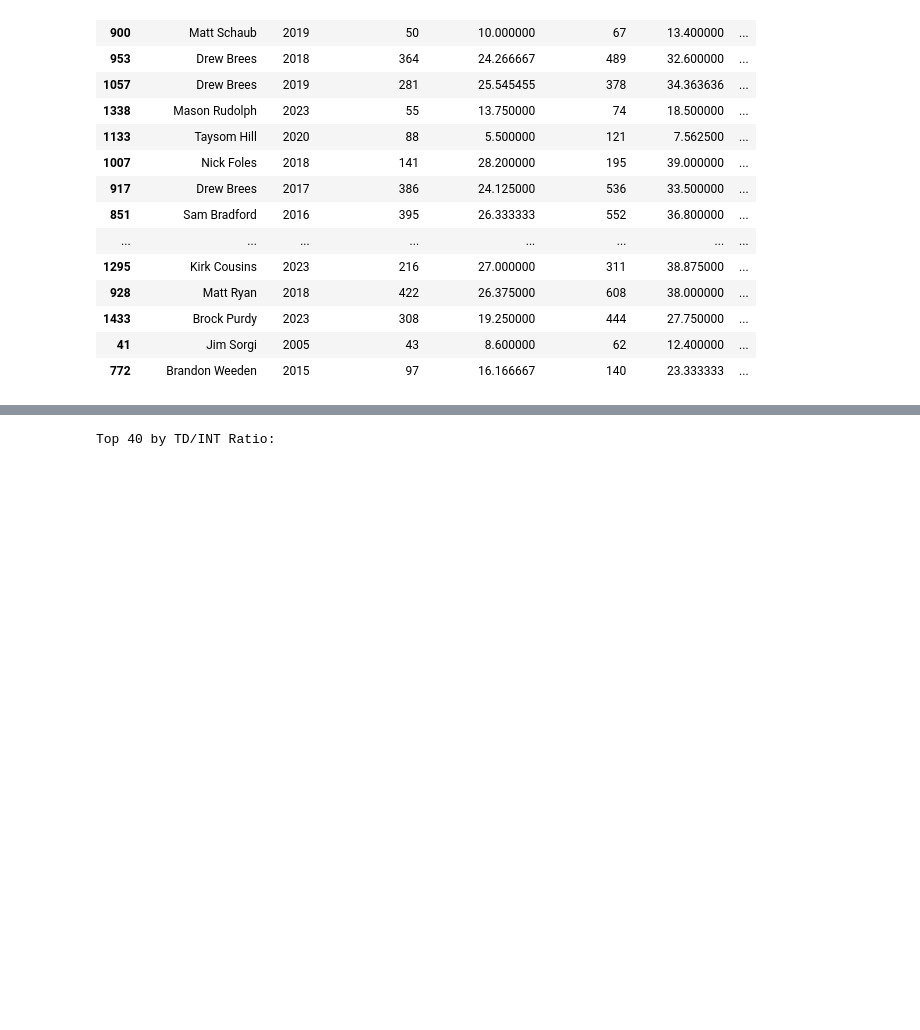
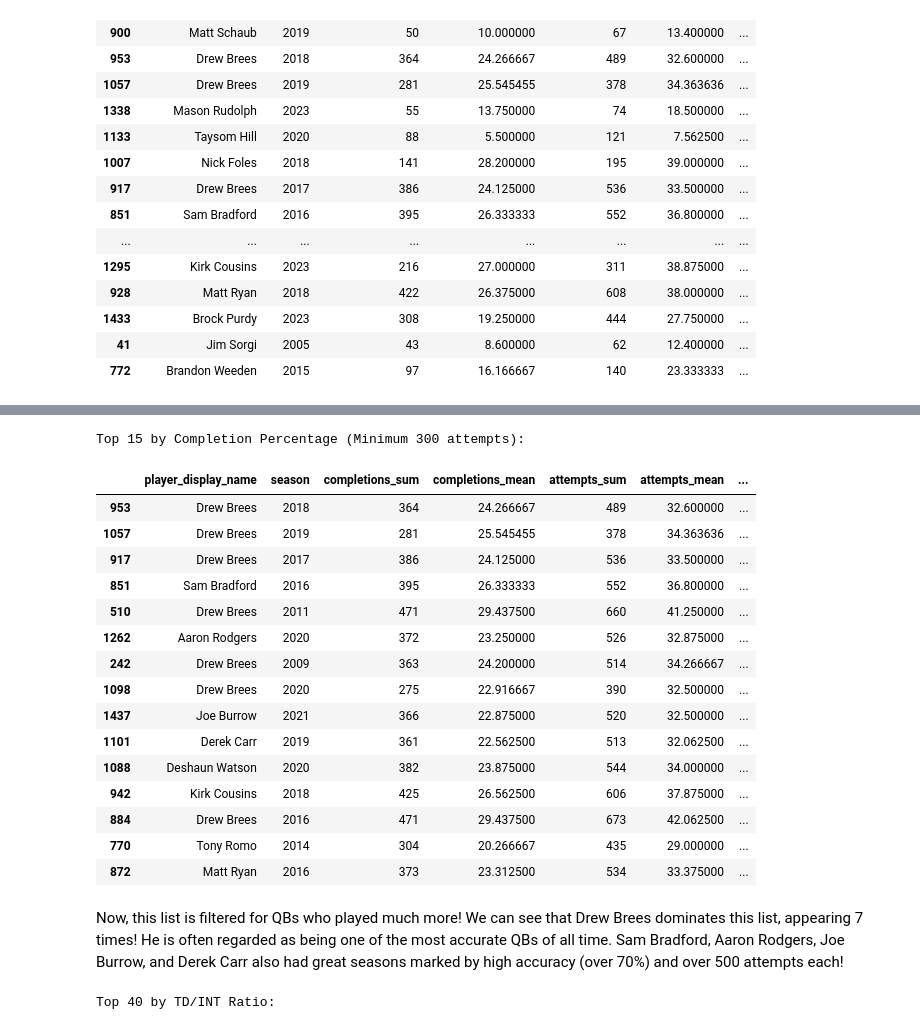
Before and after one commit to ryan-merser/ST554-BigData, a Jupyter notebook: notebook/Project2.ipynb, the cells around one changed output, grey strips where cells are left out. Drawn from its saved outputs; the diff is of its cells as text; code cells hidden in the pictures; blank space fills up the shorter version.

```diff
--- a/notebook/Project2.ipynb
+++ b/notebook/Project2.ipynb
@@ -779,3 +836,30 @@ Top 40 by Completion Percentage:
+# %%
+# Subset to only include player/season combinations with at least 300 attempts
+nfl_result_ps = nfl_result_ps[nfl_result_ps["attempts_sum"] >= 300]
+
+# Sort descending by completion_percentage and report first 15
+print("Top 15 by Completion Percentage (Minimum 300 attempts):")
+nfl_result_ps.sort_values("completion_percentage", ascending=False).head(15)
+# %% [output]
+Top 15 by Completion Percentage (Minimum 300 attempts):
+|  | player_display_name | season | completions_sum | completions_mean | attempts_sum | attempts_mean | ... |
+| 953 | Drew Brees | 2018 | 364 | 24.266667 | 489 | 32.600000 | ... |
+| 1057 | Drew Brees | 2019 | 281 | 25.545455 | 378 | 34.363636 | ... |
+| 917 | Drew Brees | 2017 | 386 | 24.125000 | 536 | 33.500000 | ... |
+| 851 | Sam Bradford | 2016 | 395 | 26.333333 | 552 | 36.800000 | ... |
+| 510 | Drew Brees | 2011 | 471 | 29.437500 | 660 | 41.250000 | ... |
+| 1262 | Aaron Rodgers | 2020 | 372 | 23.250000 | 526 | 32.875000 | ... |
+| 242 | Drew Brees | 2009 | 363 | 24.200000 | 514 | 34.266667 | ... |
+| 1098 | Drew Brees | 2020 | 275 | 22.916667 | 390 | 32.500000 | ... |
+| 1437 | Joe Burrow | 2021 | 366 | 22.875000 | 520 | 32.500000 | ... |
+| 1101 | Derek Carr | 2019 | 361 | 22.562500 | 513 | 32.062500 | ... |
+| 1088 | Deshaun Watson | 2020 | 382 | 23.875000 | 544 | 34.000000 | ... |
+| 942 | Kirk Cousins | 2018 | 425 | 26.562500 | 606 | 37.875000 | ... |
+| 884 | Drew Brees | 2016 | 471 | 29.437500 | 673 | 42.062500 | ... |
+| 770 | Tony Romo | 2014 | 304 | 20.266667 | 435 | 29.000000 | ... |
+| 872 | Matt Ryan | 2016 | 373 | 23.312500 | 534 | 33.375000 | ... |
+# %% [markdown]
+Now, this list is filtered for QBs who played much more! We can see that Drew Brees dominates this list, appearing 7 times! He is often regarded as being one of the most accurate QBs of all time. Sam Bradford, Aaron Rodgers, Joe Burrow, and Derek Carr also had great seasons marked by high accuracy (over 70%) and over 500 attempts each!
 # %%
 # Sort descending by td_int_ratio and report first 40
 print("Top 40 by TD/INT Ratio:")
```
Also changed, not shown: parts of 41 cells of this notebook.
